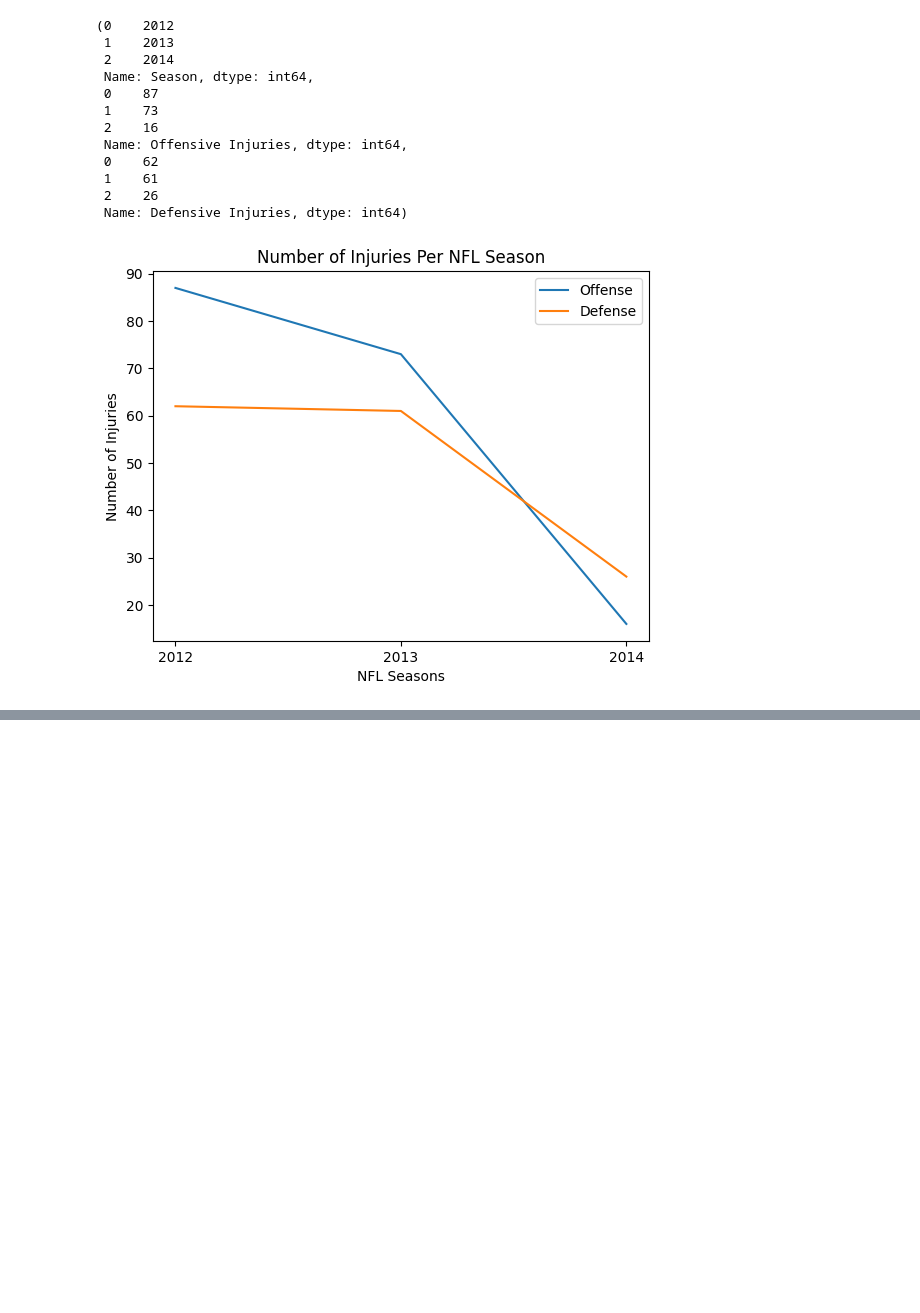
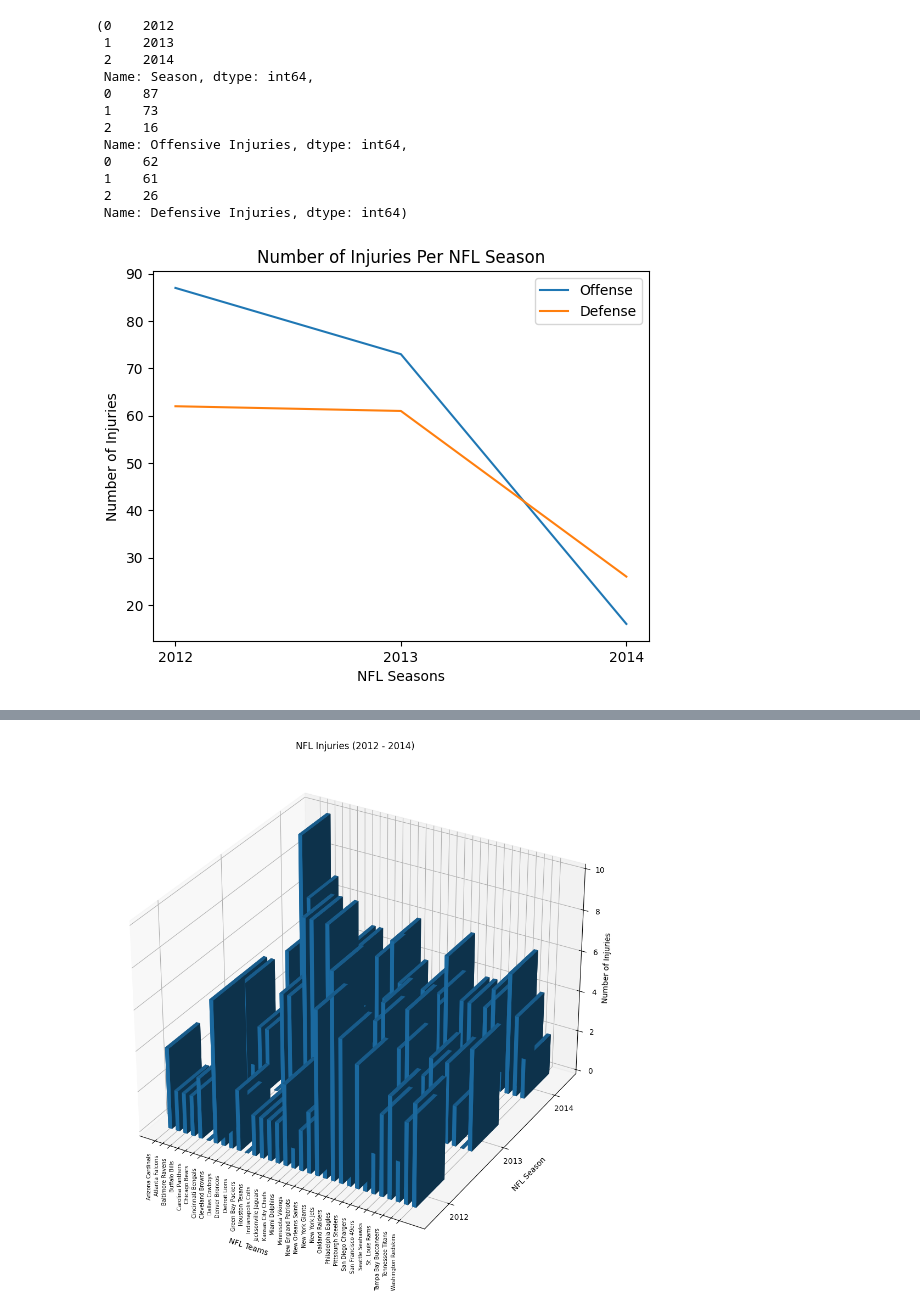
Before and after one commit to DunieCarrasco/nfl_concussion_analysis, a Jupyter notebook: joel_nfl_concussion_study.ipynb, the cells around one changed output, grey strips where cells are left out. Drawn from its saved outputs; the diff is of its cells as text; code cells hidden in the pictures; blank space fills up the shorter version.

Commit message:
Added a 3D bar graph

```diff
--- a/joel_nfl_concussion_study.ipynb
+++ b/joel_nfl_concussion_study.ipynb
@@ -722,0 +640,4 @@ plt.show()
+# %%
+# Group the dataset per team and per season
+nfl_injury_df = pd.DataFrame(clean_df.groupby(["Team", "Season"])["Reported Injury Type"].count())
+nfl_injury_df
@@ -722,0 +659,5 @@ plt.show()
+# %%
+# Reset the index
+nfl_injury_df = nfl_injury_df.reset_index()
+nfl_injury_df = nfl_injury_df.rename(columns={"Reported Injury Type":"Number_of_Injuries"})
+nfl_injury_df
@@ -722,0 +678,4 @@ plt.show()
+# %%
+# Create a crosstab dataframe
+crosstab_df = pd.crosstab(nfl_injury_df.Team,nfl_injury_df.Season,values=nfl_injury_df.Number_of_Injuries,aggfunc=np.sum)
+crosstab_df.head()
@@ -722,0 +690,4 @@ plt.show()
+# %%
+# Replace NaN values with 0
+crosstab_df = crosstab_df.fillna(0)
+crosstab_df.head()
@@ -722,0 +702,50 @@ plt.show()
+# %%
+# %matplotlib notebook
+# Create the 3D bar graph
+# thickness of the bars
+dx = 0.5
+dy = 0.5
+
+# prepare 3d axes
+plt.figure(figsize=(20,12))
+ax = plt.axes(projection="3d")
+
+# set up positions for the bars
+xpos=np.arange(crosstab_df.shape[0])
+ypos=np.arange(crosstab_df.shape[1])
+
+# set the ticks in the middle of the bars
+ax.set_xticks(xpos + dx/2)
+ax.set_yticks(ypos + dy/2)
+
+# create meshgrid
+xpos, ypos = np.meshgrid(xpos+0.5, ypos)
+xpos = xpos.flatten()
+ypos = ypos.flatten()
+
+# the bars starts from 0 attitude
+zpos=np.zeros(crosstab_df.shape).flatten()
+
+# the bars height
+dz = crosstab_df.values.ravel()
+
+# plot
+ax.bar3d(xpos,ypos,zpos,dx,dy,dz,shade=True)
+
+# put the column / index labels
+ax.w_yaxis.set_ticklabels(crosstab_df.columns)
+ax.w_xaxis.set_ticklabels(crosstab_df.index,size=7,rotation=90)
+
+# name the axes
+ax.set_xlabel("NFL Teams", labelpad=40)
+ax.set_ylabel("NFL Season", labelpad=10)
+ax.set_zlabel("Number of Injuries", labelpad=0.1)
+ax.set_title("NFL Injuries (2012 - 2014)")
+
+# Save the plot
+plt.savefig("Images/3D_graph.png", bbox_inches="tight")
+
+# Show the plot
+plt.show()
+# %% [output]
+[figure, added]
```
Also changed, not shown: parts of 20 cells of this notebook, 1 other file.
